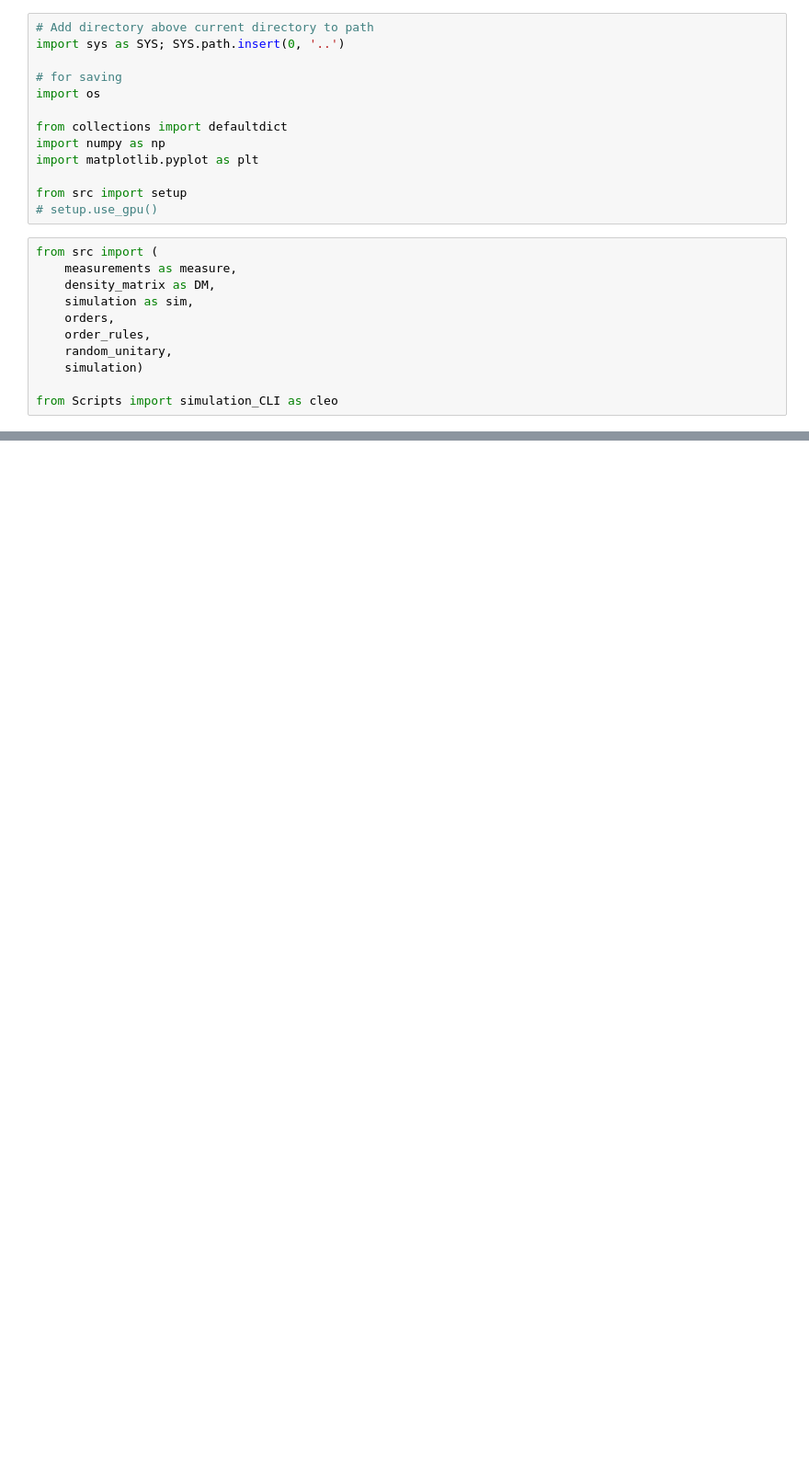
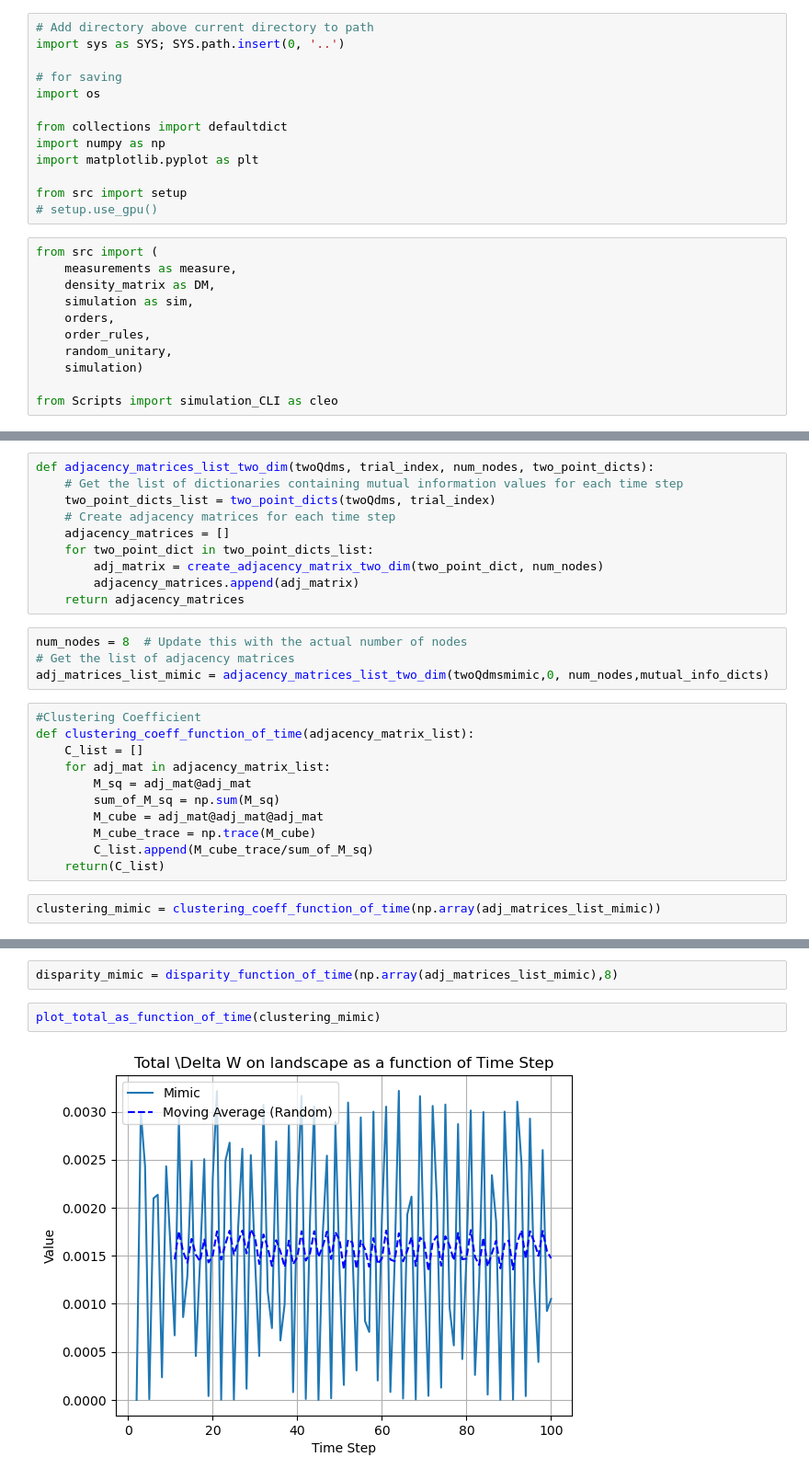
Before and after one commit to jacksonhenry3/Qnibble, a Jupyter notebook: Notebooks/Mimic_Rule.ipynb, the cells around one changed output, grey strips where cells are left out. Shown at 92% size. Saved outputs shown, nothing was run; the diff lists cells and outputs as text; blank space fills up the shorter version.

```diff
--- a/Notebooks/Mimic_Rule.ipynb
+++ b/Notebooks/Mimic_Rule.ipynb
@@ -335,0 +327,27 @@ def mimic(past_order, prev_pops, pops, connectivity, sub_unitary):
+# %%
+def adjacency_matrices_list_two_dim(twoQdms, trial_index, num_nodes, two_point_dicts):
+    # Get the list of dictionaries containing mutual information values for each time step
+    two_point_dicts_list = two_point_dicts(twoQdms, trial_index)
+    # Create adjacency matrices for each time step
+    adjacency_matrices = []
+    for two_point_dict in two_point_dicts_list:
+        adj_matrix = create_adjacency_matrix_two_dim(two_point_dict, num_nodes)
+        adjacency_matrices.append(adj_matrix)
+    return adjacency_matrices
+# %%
+num_nodes = 8  # Update this with the actual number of nodes
+# Get the list of adjacency matrices
+adj_matrices_list_mimic = adjacency_matrices_list_two_dim(twoQdmsmimic,0, num_nodes,mutual_info_dicts)
+# %%
+#Clustering Coefficient
+def clustering_coeff_function_of_time(adjacency_matrix_list):
+    C_list = []
+    for adj_mat in adjacency_matrix_list:
+        M_sq = adj_mat@adj_mat
+        sum_of_M_sq = np.sum(M_sq)
+        M_cube = adj_mat@adj_mat@adj_mat
+        M_cube_trace = np.trace(M_cube)
+        C_list.append(M_cube_trace/sum_of_M_sq)
+    return(C_list)
+# %%
+clustering_mimic = clustering_coeff_function_of_time(np.array(adj_matrices_list_mimic))
@@ -335,0 +365,6 @@ def mimic(past_order, prev_pops, pops, connectivity, sub_unitary):
+# %%
+disparity_mimic = disparity_function_of_time(np.array(adj_matrices_list_mimic),8)
+# %%
+plot_total_as_function_of_time(clustering_mimic)
+# %% [output]
+[figure, added]
```
Also changed, not shown: parts of 22 cells of this notebook, 3 other files.
